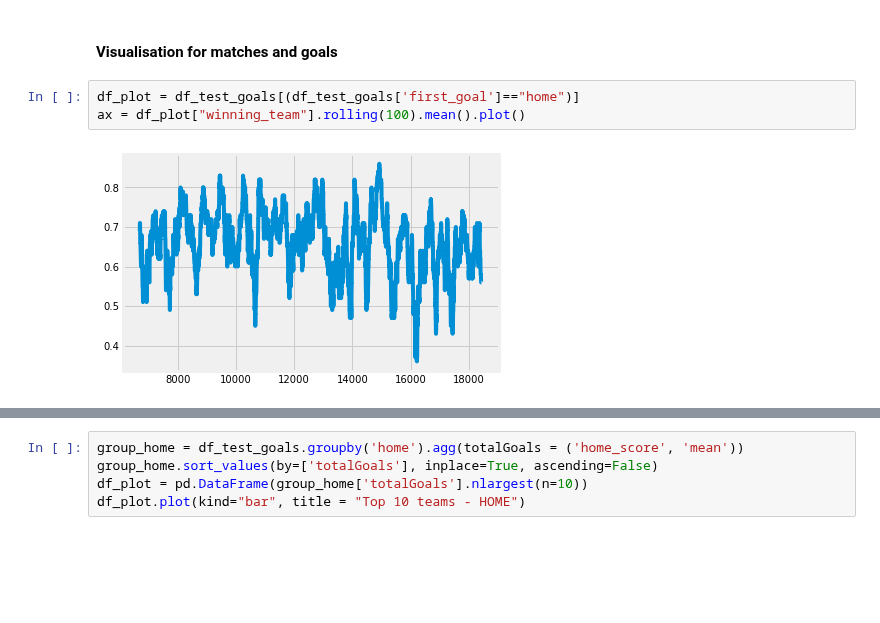
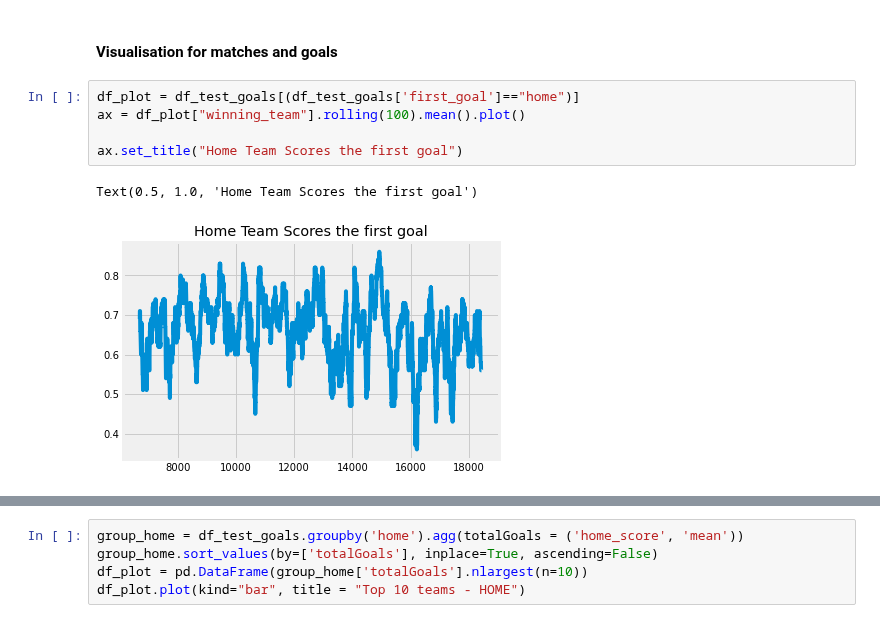
Before and after one commit to mohammedaljader/Football_Predictions_ML, a Jupyter notebook: final_notebook.ipynb, the cells around one changed output, grey strips where cells are left out. Cells and saved outputs as stored; diff of their text form; blank space fills up the shorter version.

```diff
--- a/final_notebook.ipynb
+++ b/final_notebook.ipynb
@@ -391,8 +391,11 @@ df_test_cards
 # %%
 df_plot = df_test_goals[(df_test_goals['first_goal']=="home")]
 ax = df_plot["winning_team"].rolling(100).mean().plot()
+
+ax.set_title("Home Team Scores the first goal")
 # %% [output]
+Text(0.5, 1.0, 'Home Team Scores the first goal')
-[figure, old version]
+[figure, new version]
 # %%
 df_plot = df_test_goals[(df_test_goals['first_goal']=="away")]
 
```
Also changed, not shown: parts of 13 cells of this notebook.
